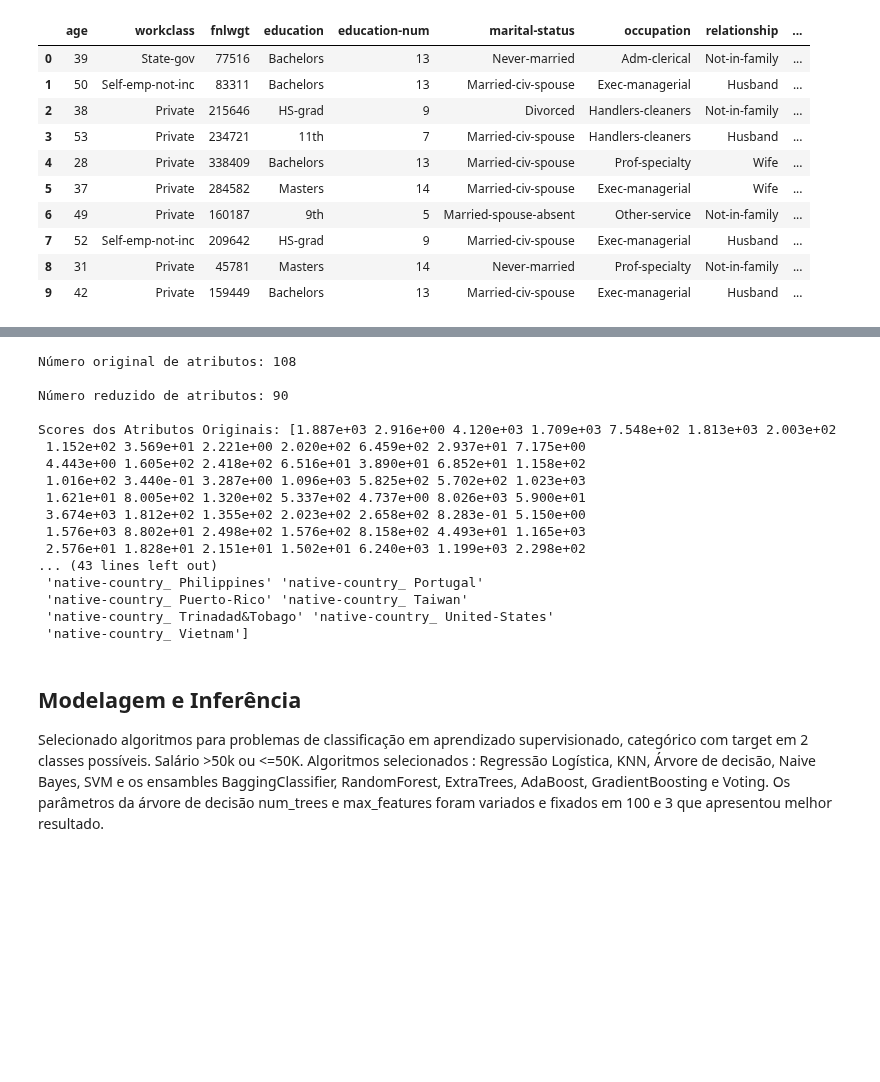
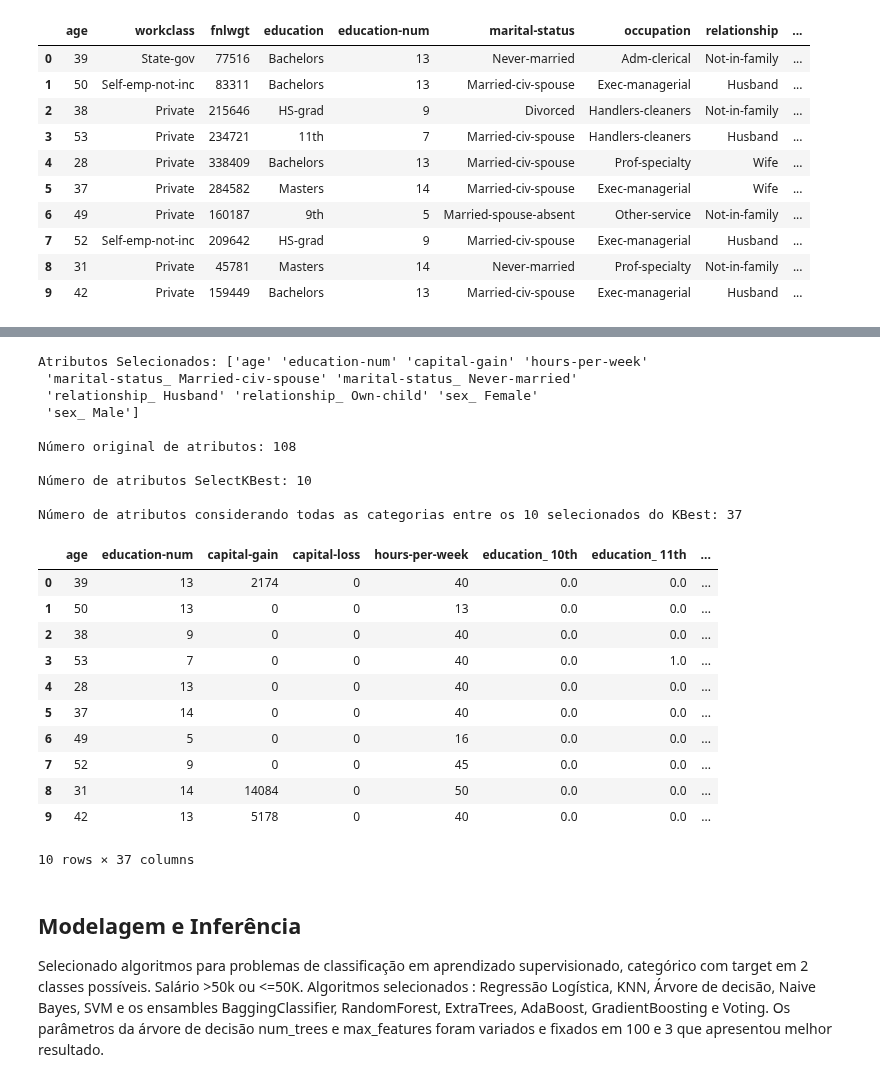
Before and after one commit to safreitas2000/ml-analytics-mvp, a Jupyter notebook: machine-learning/ML_MVP_v01.ipynb, the cells around one changed output, grey strips where cells are left out. Saved outputs shown, nothing was run; the diff lists cells and outputs as text; code cells hidden in the pictures; blank space fills up the shorter version.

```diff
--- a/machine-learning/ML_MVP_v01.ipynb
+++ b/machine-learning/ML_MVP_v01.ipynb
@@ -103,32 +119,35 @@ dataset_encoded.head()
 # %%
-test_size = 0.20 # tamanho do conjunto de teste
-seed = 7 # semente aleatória
+#Primeiro vamos realizar a seleção de atributos com a base original e antes de aplicar o OneHotEncoder.
+seed = 7
 
-# Separação em conjuntos de treino e teste
 array = dataset_encoded.values
 X = array[:,0:108]
 y = array[:,108]
 
-#SelectKBest#
 # Seleção de atributos com SelectKBest
-best_var = SelectKBest(score_func=f_classif, k=90)
+best_var = SelectKBest(score_func=f_classif, k=10)
+fit = best_var.fit(X, y)    # Executa a função de pontuação em (X, y) e obtém os atributos selecionados
+features = fit.transform(X) # Reduz X para os atributos selecionados
 
-# Executa a função de pontuação em (X, y) e obtém os atributos selecionados
-fit = best_var.fit(X, y)
+# Exibe as pontuações de cada atributos e os 90 escolhidas (com as pontuações mais altas)
+np.set_printoptions(precision=3) # 3 casas decimais
+#print("\nScores dos Atributos Originais:", fit.scores_)
+print("\nAtributos Selecionados:", best_var.get_feature_names_out(input_features=dataset_encoded.columns[0:108]))
 
-# Reduz X para os atributos selecionados
-features = fit.transform(X)
+# Pegamos todos os atributos mesmo que de categorias diferentes que ficaram entre os 10 no SelectKBest
+palavras_chave = ['age', 'education', 'capital', 'hours', 'marital', 'relationship', 'sex']
+
+# Filtra as colunas com base nas palavras-chave
+colunas_filtradas = dataset_encoded.filter(regex='|'.join(palavras_chave))
 
 # Resultados
 print('\nNúmero original de atributos:', X.shape[1])
-print('\nNúmero reduzido de atributos:', features.shape[1])
+print('\nNúmero de atributos SelectKBest:', features.shape[1])
+print('\nNúmero de atributos considerando todas as categorias entre os 10 selecionados do KBest:', colunas_filtradas.shape[1])
 
-# Exibe as pontuações de cada atributos e os 10 escolhidas (com as pontuações mais altas)
-np.set_printoptions(precision=3) # 3 casas decimais
-print("\nScores dos Atributos Originais:", fit.scores_)
-print("\nAtributos Selecionados:", best_var.get_feature_names_out(input_features=dataset_encoded.columns[0:108]))
-
-X_train, X_test, y_train, y_test = train_test_split(features, y,
+# Separação do DataSet em base de treino e teste com 20% dos dados para teste dos modelos. Já considerado o SelectKBest onde X=features.
+test_size = 0.20
+X_train, X_test, y_train, y_test = train_test_split(colunas_filtradas, y,
     test_size=test_size, shuffle=True, random_state=seed, stratify=y) # holdout com estratificação
 
 # Parâmetros e partições da validação cruzada
@@ -136,23 +155,32 @@ scoring = 'accuracy'
 num_particoes = 10
 kfold = StratifiedKFold(n_splits=num_particoes, shuffle=True, random_state=seed) # validação cruzada com estratificação
 # %% [output]
+Atributos Selecionados: ['age' 'education-num' 'capital-gain' 'hours-per-week'
+ 'marital-status_ Married-civ-spouse' 'marital-status_ Never-married'
+ 'relationship_ Husband' 'relationship_ Own-child' 'sex_ Female'
+ 'sex_ Male']
+
 Número original de atributos: 108
 
-Número reduzido de atributos: 90
+Número de atributos SelectKBest: 10
 
-Scores dos Atributos Originais: [1.887e+03 2.916e+00 4.120e+03 1.709e+03 7.548e+02 1.813e+03 2.003e+02
- 1.152e+02 3.569e+01 2.221e+00 2.020e+02 6.459e+02 2.937e+01 7.175e+00
- 4.443e+00 1.605e+02 2.418e+02 6.516e+01 3.890e+01 6.852e+01 1.158e+02
- 1.016e+02 3.440e-01 3.287e+00 1.096e+03 5.825e+02 5.702e+02 1.023e+03
- 1.621e+01 8.005e+02 1.320e+02 5.337e+02 4.737e+00 8.026e+03 5.900e+01
- 3.674e+03 1.812e+02 1.355e+02 2.023e+02 2.658e+02 8.283e-01 5.150e+00
- 1.576e+03 8.802e+01 2.498e+02 1.576e+02 8.158e+02 4.493e+01 1.165e+03
- 2.576e+01 1.828e+01 2.151e+01 1.502e+01 6.240e+03 1.199e+03 2.298e+02
-... (43 lines left out)
- 'native-country_ Philippines' 'native-country_ Portugal'
- 'native-country_ Puerto-Rico' 'native-country_ Taiwan'
- 'native-country_ Trinadad&Tobago' 'native-country_ United-States'
- 'native-country_ Vietnam']
+Número de atributos considerando todas as categorias entre os 10 selecionados do KBest: 37
+# %%
+# Exibe o DataFrame com as colunas filtradas
+colunas_filtradas.head(10)
+# %% [output]
+|  | age | education-num | capital-gain | capital-loss | hours-per-week | education_ 10th | education_ 11th | ... |
+| 0 | 39 | 13 | 2174 | 0 | 40 | 0.0 | 0.0 | ... |
+| 1 | 50 | 13 | 0 | 0 | 13 | 0.0 | 0.0 | ... |
+| 2 | 38 | 9 | 0 | 0 | 40 | 0.0 | 0.0 | ... |
+| 3 | 53 | 7 | 0 | 0 | 40 | 0.0 | 1.0 | ... |
+| 4 | 28 | 13 | 0 | 0 | 40 | 0.0 | 0.0 | ... |
+| 5 | 37 | 14 | 0 | 0 | 40 | 0.0 | 0.0 | ... |
+| 6 | 49 | 5 | 0 | 0 | 16 | 0.0 | 0.0 | ... |
+| 7 | 52 | 9 | 0 | 0 | 45 | 0.0 | 0.0 | ... |
+| 8 | 31 | 14 | 14084 | 0 | 50 | 0.0 | 0.0 | ... |
+| 9 | 42 | 13 | 5178 | 0 | 40 | 0.0 | 0.0 | ... |
+10 rows × 37 columns
 # %% [markdown]
 ## Modelagem e Inferência
 Selecionado algoritmos para problemas de classificação em aprendizado supervisionado, categórico com target em 2 classes possíveis. Salário >50k ou <=50K.
```
Also changed, not shown: parts of 8 cells of this notebook.
